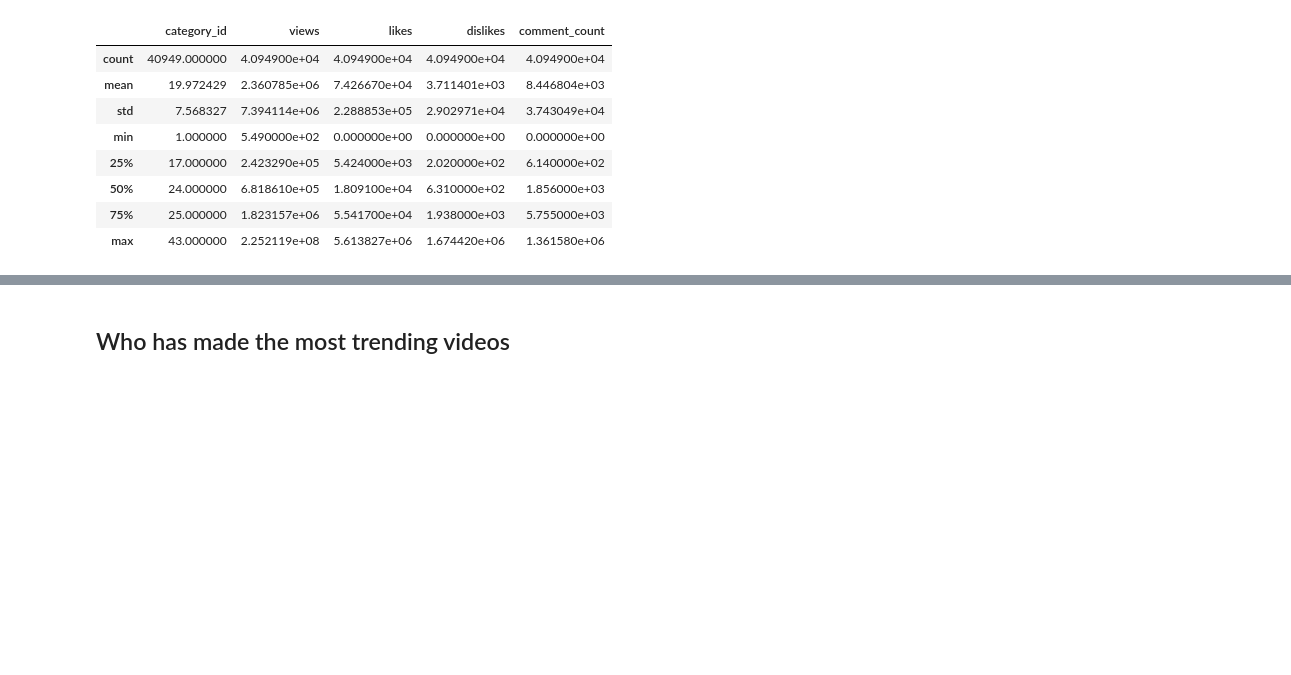
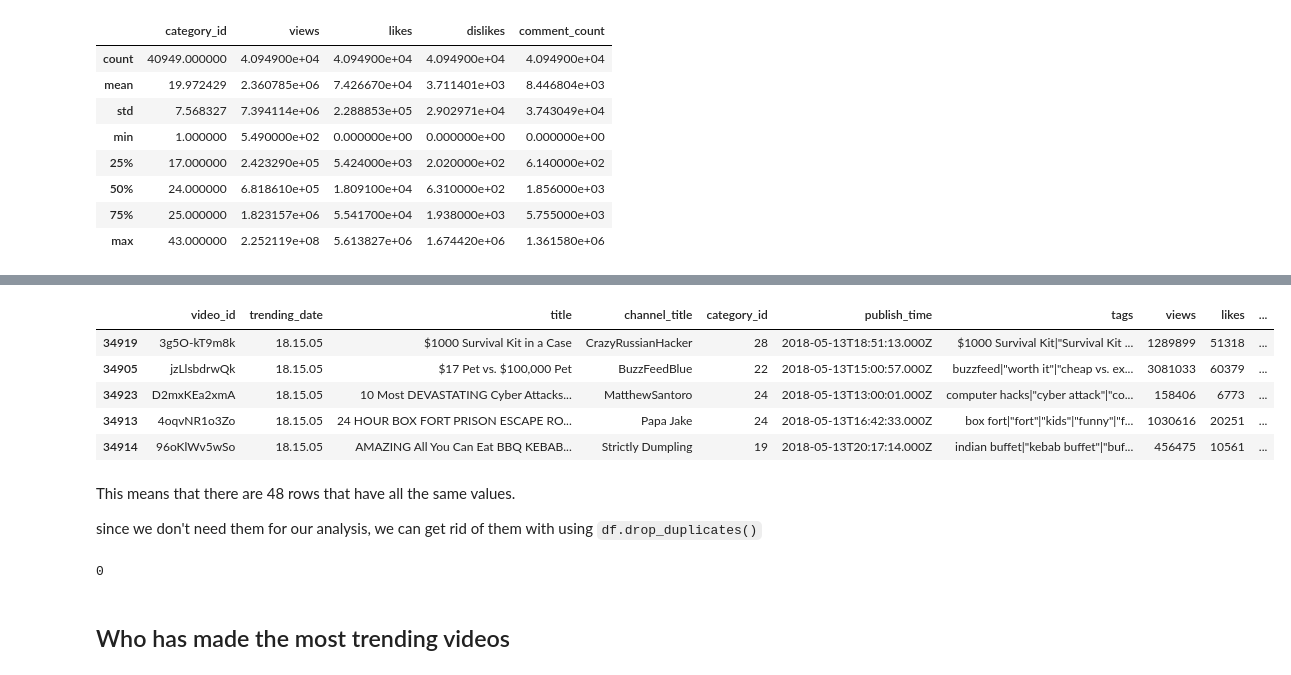
Before and after one commit to Wacboss1/khlabs-intro-to-data-analysis, a Jupyter notebook: intro-to-data-analysis.ipynb, the cells around one changed output, grey strips where cells are left out. Drawn from its saved outputs; the diff is of its cells as text; code cells hidden in the pictures; blank space fills up the shorter version.

```diff
--- a/intro-to-data-analysis.ipynb
+++ b/intro-to-data-analysis.ipynb
@@ -110,4 +99,4 @@ youtube_data.sort_values(by=['views'], ascending=False).head(5)
 # %%
-has_duplicates = youtube_data.duplicated(['title', 'channel_title'])
+has_duplicates = youtube_data.duplicated()
 has_duplicates.sum()
 # %% [output]
@@ -126,2 +104,20 @@ unique_video_data.sort_values(by=['views'], ascending=False).head(5)
+# %%
+youtube_data[has_duplicates].sort_values(by=['title']).head()
+# %% [output]
+|  | video_id | trending_date | title | channel_title | category_id | publish_time | tags | views | likes | ... |
+| 34919 | 3g5O-kT9m8k | 18.15.05 | $1000 Survival Kit in a Case | CrazyRussianHacker | 28 | 2018-05-13T18:51:13.000Z | $1000 Survival Kit|"Survival Kit ... | 1289899 | 51318 | ... |
+| 34905 | jzLlsbdrwQk | 18.15.05 | $17 Pet vs. $100,000 Pet | BuzzFeedBlue | 22 | 2018-05-13T15:00:57.000Z | buzzfeed|"worth it"|"cheap vs. ex... | 3081033 | 60379 | ... |
+| 34923 | D2mxKEa2xmA | 18.15.05 | 10 Most DEVASTATING Cyber Attacks... | MatthewSantoro | 24 | 2018-05-13T13:00:01.000Z | computer hacks|"cyber attack"|"co... | 158406 | 6773 | ... |
+| 34913 | 4oqvNR1o3Zo | 18.15.05 | 24 HOUR BOX FORT PRISON ESCAPE RO... | Papa Jake | 24 | 2018-05-13T16:42:33.000Z | box fort|"fort"|"kids"|"funny"|"f... | 1030616 | 20251 | ... |
+| 34914 | 96oKlWv5wSo | 18.15.05 | AMAZING All You Can Eat BBQ KEBAB... | Strictly Dumpling | 19 | 2018-05-13T20:17:14.000Z | indian buffet|"kebab buffet"|"buf... | 456475 | 10561 | ... |
+# %% [markdown]
+This means that there are 48 rows that have all the same values.
+
+since we don't need them for our analysis, we can get rid of them with using `df.drop_duplicates()`
+# %%
+youtube_data = youtube_data.drop_duplicates()
+youtube_data.duplicated().sum()
+# %% [output]
+0
 # %% [markdown]
 ## Who has made the most trending videos
```
Also changed, not shown: parts of 18 cells of this notebook.
